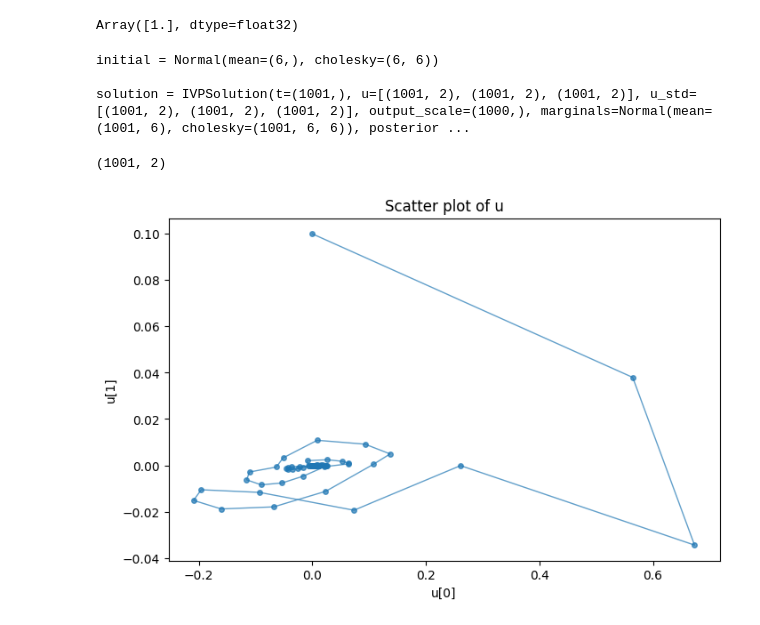
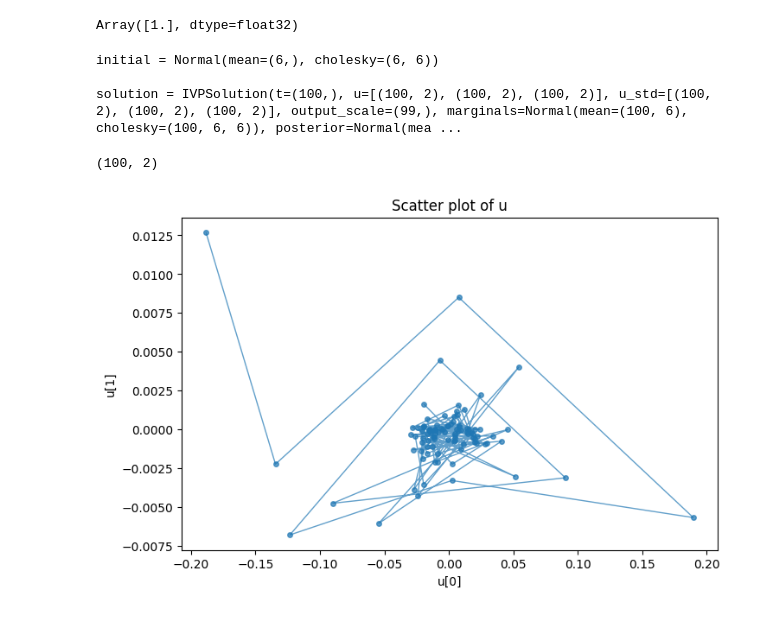
Before and after one commit to paufisch/ode_filters, a Jupyter notebook: probdiffeq.ipynb, the cells around one changed output. Cells and saved outputs as stored; diff of their text form; code cells hidden in the pictures.

Commit message:
added adaptive solver

```diff
--- a/probdiffeq.ipynb
+++ b/probdiffeq.ipynb
@@ -318,7 +318,20 @@ strategy = ivpsolvers.strategy_filter(ssm=ssm)
 solver = ivpsolvers.solver(ssm=ssm, strategy=strategy, prior=ibm, correction=ts)
 #adaptive_solver = ivpsolvers.adaptive(solver, ssm=ssm)
 
-solution = ivpsolve.solve_fixed_grid(init, grid=grid, solver=solver, ssm=ssm)
+adaptive_solver = ivpsolvers.adaptive(solver, atol=1e-1, rtol=1e-2, ssm=ssm)
+
+dt0 = ivpsolve.dt0(lambda y: vf(y, u0_prime, t=t0), (u0,))
+#sol = ivpsolve.solve_adaptive_save_at(
+#    init, save_at=ts, dt0=dt0, adaptive_solver=adaptive_solver, ssm=ssm
+#)
+
+# Solve the ODE
+ts = jnp.linspace(t0, t1, endpoint=True, num=100)
+solution = ivpsolve.solve_adaptive_save_at(
+    init, save_at=ts, dt0=0.1, adaptive_solver=adaptive_solver, ssm=ssm
+)
+
+#solution = ivpsolve.solve_fixed_grid(init, grid=grid, solver=solver, ssm=ssm)
 
 # Look at the solution
 print(f"\ninitial = {jax.tree.map(jnp.shape, init)}")
@@ -326,20 +339,20 @@ print(f"\nsolution = {jax.tree.map(jnp.shape, solution)}")
 # %% [output]
 initial = Normal(mean=(6,), cholesky=(6, 6))
 
-solution = IVPSolution(t=(1001,), u=[(1001, 2), (1001, 2), (1001, 2)], u_std=[(1001, 2), (1001, 2), (1001, 2)], output_scale=(1000,), marginals=Normal(mean=(1001, 6), cholesky=(1001, 6, 6)), posterior ...
+solution = IVPSolution(t=(100,), u=[(100, 2), (100, 2), (100, 2)], u_std=[(100, 2), (100, 2), (100, 2)], output_scale=(99,), marginals=Normal(mean=(100, 6), cholesky=(100, 6, 6)), posterior=Normal(mea ...
 # %%
 u_array = jnp.asarray(solution.u)
 
 u = u_array[0,...]
 print(u.shape)
 # %% [output]
-(1001, 2)
+(100, 2)
 # %%
 plt.figure(figsize=(8, 5))
-plt.plot(u[:, 0], u[:, 1], marker='o', markersize=4, alpha=0.7, linestyle='-', linewidth=1)
+plt.plot(u[2:, 0], u[2:, 1], marker='o', markersize=4, alpha=0.7, linestyle='-', linewidth=1)
 plt.xlabel("u[0]")
 plt.ylabel("u[1]")
 plt.title("Scatter plot of u")
 plt.show()
 # %% [output]
-[figure, old version]
+[figure, new version]
```
Also changed, not shown: parts of 1 cell of this notebook.
